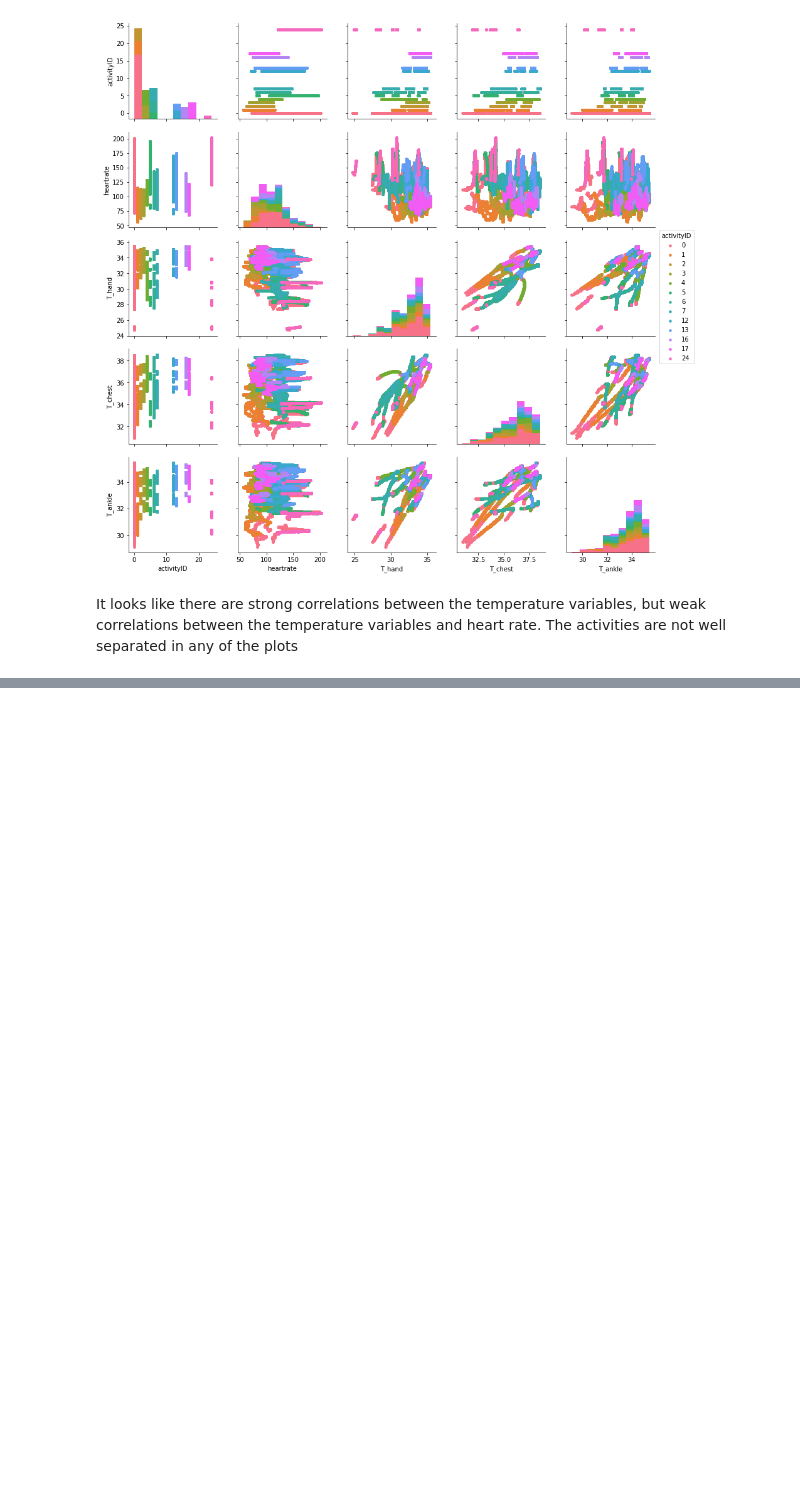
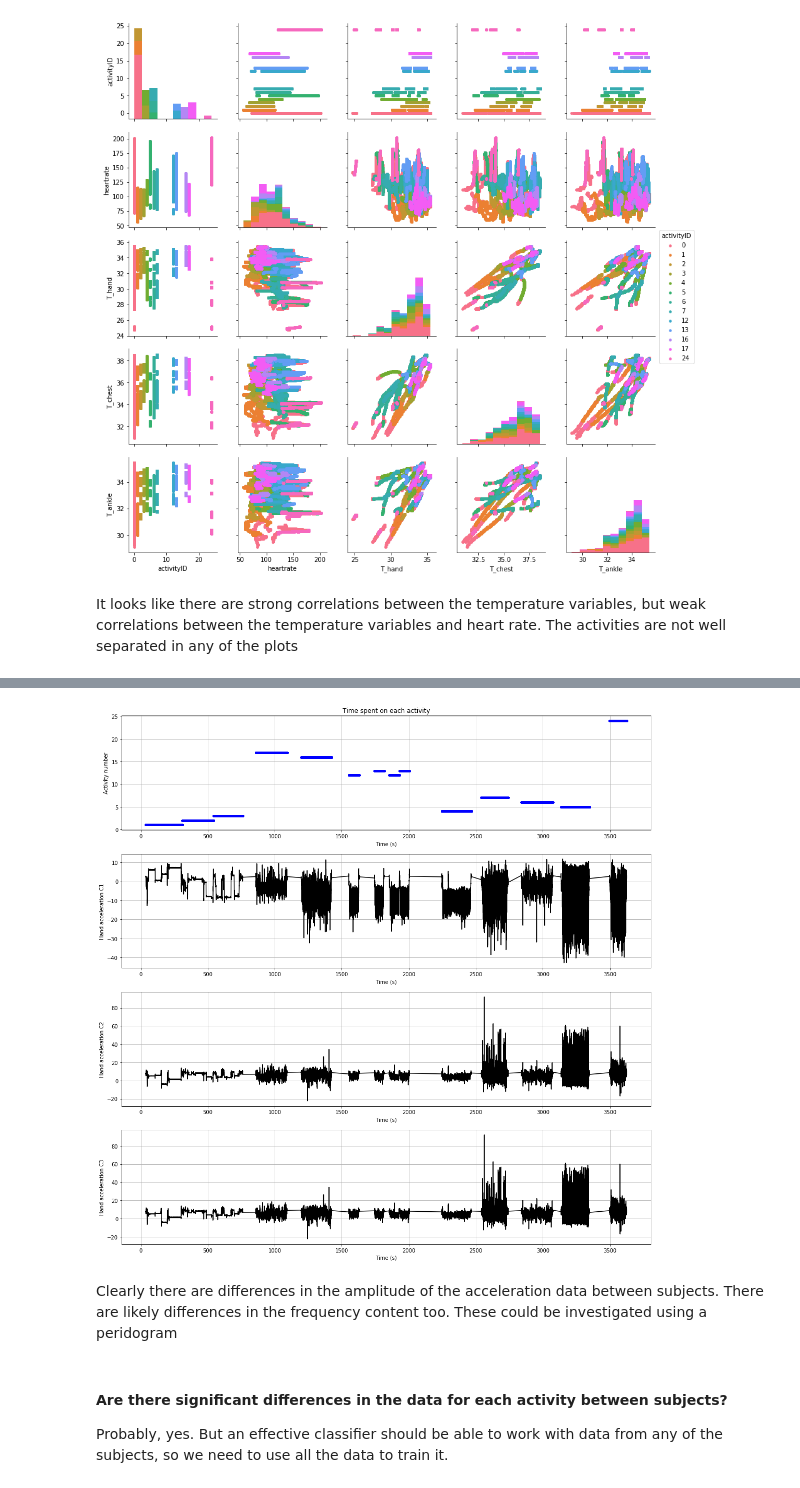
Before and after one commit to kcmeehan/BiometricsActivityClassification, a Jupyter notebook: Full_protocol_dataset_exploration.ipynb, the cells around one changed output, grey strips where cells are left out. Cells and saved outputs as stored; diff of their text form; code cells hidden in the pictures; blank space fills up the shorter version.

```diff
--- a/Full_protocol_dataset_exploration.ipynb
+++ b/Full_protocol_dataset_exploration.ipynb
@@ -102,0 +135,15 @@ It looks like there are strong correlations between the temperature variables, b
+# %%
+def select_subject(full_df,subjectID):
+
+    subject_df = full_df[full_df['subject'] == subjectID]
+    activity_df = subject_df[subject_df['activityID'] != 0].reset_index(drop=True)
+
+    return activity_df
+
+def select_activity(full_df,activityID):
+
+    activity_df = full_df[full_df['activityID'] == activityID].reset_index(drop=True)
+
+    return activity_df
+# %%
+subject_1 = select_subject(all_data,1)
@@ -102,0 +160,37 @@ It looks like there are strong correlations between the temperature variables, b
+# %%
+f1 = plt.figure(figsize=(15,15))
+ax1 = f1.add_subplot(411)
+
+ax1.plot(subject_1['timestamp'],subject_1['activityID'],'b.')
+ax1.grid(which='both')
+ax1.set_ylabel('Activity number')
+ax1.set_xlabel('Time (s)')
+ax1.set_title('Time spent on each activity')
+
+ax2 = f1.add_subplot(412)
+ax2.plot(subject_1['timestamp'],subject_1['A1C1_hand'],'k-')
+ax2.grid(which='both')
+ax2.set_ylabel('Hand acceleration C1')
+ax2.set_xlabel('Time (s)')
+
+ax3 = f1.add_subplot(413)
+ax3.plot(subject_1['timestamp'],subject_1['A1C2_hand'],'k-')
+ax3.grid(which='both')
+ax3.set_ylabel('Hand acceleration C2')
+ax3.set_xlabel('Time (s)')
+
+ax4 = f1.add_subplot(414)
+ax4.plot(subject_1['timestamp'],subject_1['A1C2_hand'],'k-')
+ax4.grid(which='both')
+ax4.set_ylabel('Hand acceleration C3')
+ax4.set_xlabel('Time (s)')
+
+plt.tight_layout()
+# %% [output]
+[figure, added]
+# %% [markdown]
+Clearly there are differences in the amplitude of the acceleration data between subjects. There are likely differences in the frequency content too. These could be investigated using a peridogram
+# %% [markdown]
+#### Are there significant differences in the data for each activity between subjects?
+
+Probably, yes. But an effective classifier should be able to work with data from any of the subjects, so we need to use all the data to train it.
```
Also changed, not shown: parts of 10 cells of this notebook, 1 other file.
